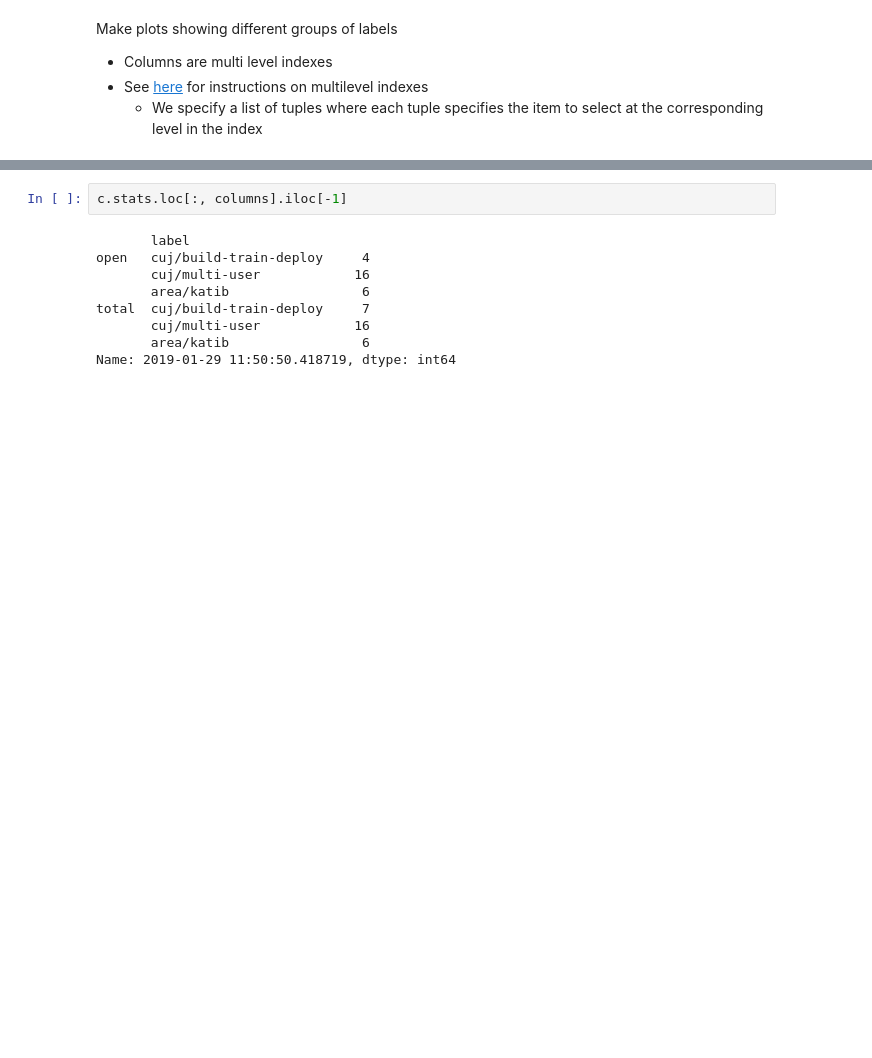
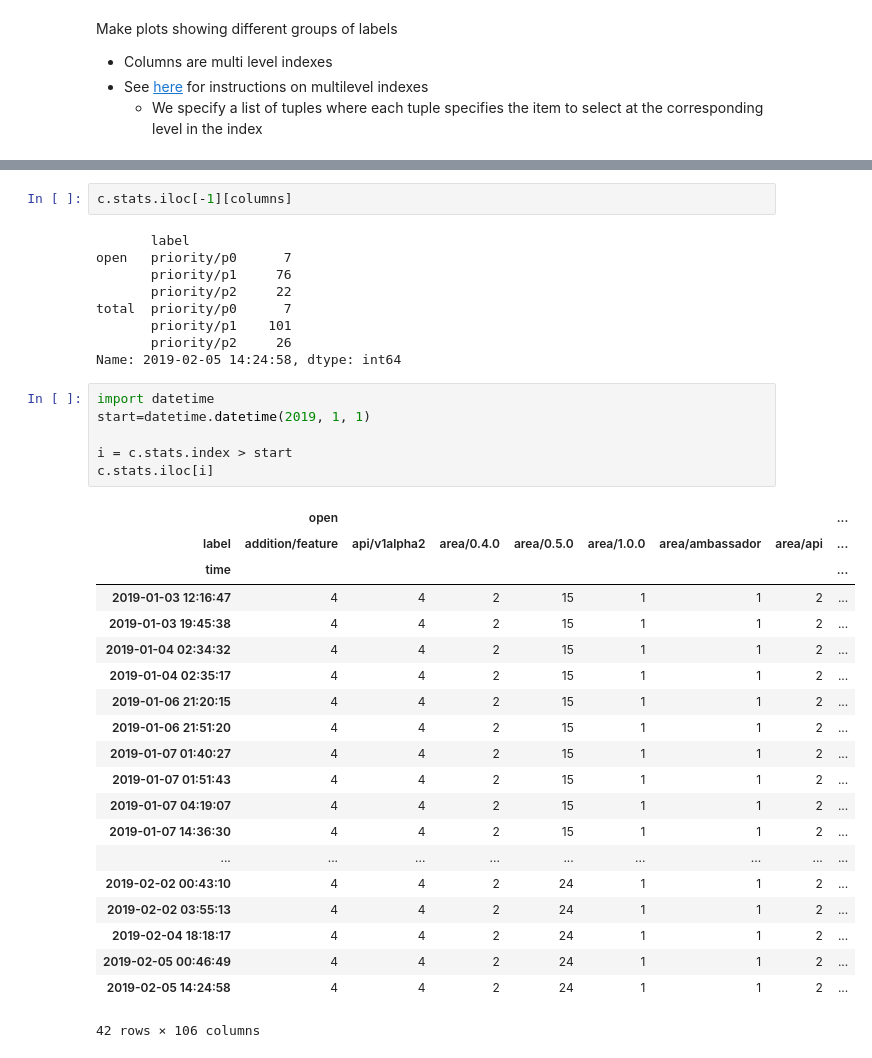
Before and after one commit to kubeflow/community, a Jupyter notebook: scripts/project_stats.ipynb, the cells around one changed output, grey strips where cells are left out. Cells and saved outputs as stored; diff of their text form; blank space fills up the shorter version.

Commit message:
Fix the notebook. (#227)
* There was a bug in how we were growing the arrays; we need to give unique
  indexes to each item.

* Change the range of the plot to be the quarter.

```diff
--- a/scripts/project_stats.ipynb
+++ b/scripts/project_stats.ipynb
@@ -61,12 +67,39 @@ c.stats.loc[:, columns].iplot(kind='scatter', width=5, filename='project-stats',
 [interactive output not drawn]
 # %%
-c.stats.loc[:, columns].iloc[-1]
+c.stats.iloc[-1][columns]
 # %% [output]
        label
-open   cuj/build-train-deploy     4
-       cuj/multi-user            16
-       area/katib                 6
-total  cuj/build-train-deploy     7
-       cuj/multi-user            16
-       area/katib                 6
-Name: 2019-01-29 11:50:50.418719, dtype: int64
+open   priority/p0      7
+       priority/p1     76
+       priority/p2     22
+total  priority/p0      7
+       priority/p1    101
+       priority/p2     26
+Name: 2019-02-05 14:24:58, dtype: int64
+# %%
+import datetime
+start=datetime.datetime(2019, 1, 1)
+
+i = c.stats.index > start
+c.stats.iloc[i]
+# %% [output]
+|  | open |  |  |  |  |  |  | ... |
+| label | addition/feature | api/v1alpha2 | area/0.4.0 | area/0.5.0 | area/1.0.0 | area/ambassador | area/api | ... |
+| time |  |  |  |  |  |  |  | ... |
+| 2019-01-03 12:16:47 | 4 | 4 | 2 | 15 | 1 | 1 | 2 | ... |
+| 2019-01-03 19:45:38 | 4 | 4 | 2 | 15 | 1 | 1 | 2 | ... |
+| 2019-01-04 02:34:32 | 4 | 4 | 2 | 15 | 1 | 1 | 2 | ... |
+| 2019-01-04 02:35:17 | 4 | 4 | 2 | 15 | 1 | 1 | 2 | ... |
+| 2019-01-06 21:20:15 | 4 | 4 | 2 | 15 | 1 | 1 | 2 | ... |
+| 2019-01-06 21:51:20 | 4 | 4 | 2 | 15 | 1 | 1 | 2 | ... |
+| 2019-01-07 01:40:27 | 4 | 4 | 2 | 15 | 1 | 1 | 2 | ... |
+| 2019-01-07 01:51:43 | 4 | 4 | 2 | 15 | 1 | 1 | 2 | ... |
+| 2019-01-07 04:19:07 | 4 | 4 | 2 | 15 | 1 | 1 | 2 | ... |
+| 2019-01-07 14:36:30 | 4 | 4 | 2 | 15 | 1 | 1 | 2 | ... |
+| ... | ... | ... | ... | ... | ... | ... | ... | ... |
+| 2019-02-02 00:43:10 | 4 | 4 | 2 | 24 | 1 | 1 | 2 | ... |
+| 2019-02-02 03:55:13 | 4 | 4 | 2 | 24 | 1 | 1 | 2 | ... |
+| 2019-02-04 18:18:17 | 4 | 4 | 2 | 24 | 1 | 1 | 2 | ... |
+| 2019-02-05 00:46:49 | 4 | 4 | 2 | 24 | 1 | 1 | 2 | ... |
+| 2019-02-05 14:24:58 | 4 | 4 | 2 | 24 | 1 | 1 | 2 | ... |
+42 rows × 106 columns
```
Also changed, not shown: parts of 1 cell of this notebook, 1 other file.
